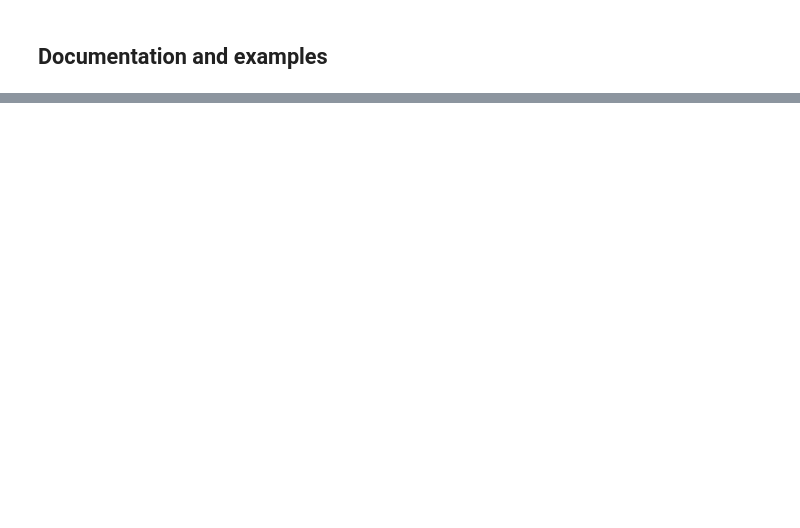
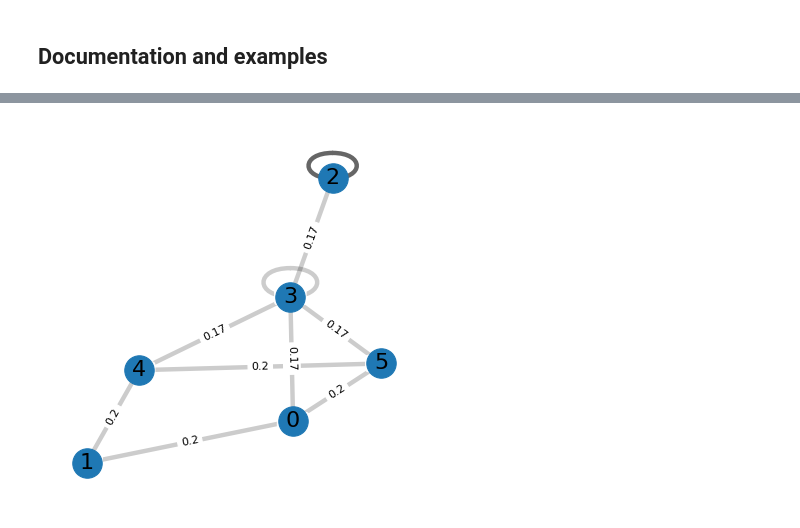
Before and after one commit to alexrogozin12/sirius2022_optimization, a Jupyter notebook: examples/Graph_tools.ipynb, the cells around one changed output, grey strips where cells are left out. Saved outputs shown, nothing was run; the diff lists cells and outputs as text; code cells hidden in the pictures; blank space fills up the shorter version.

Commit message:
add random edge adding

```diff
--- a/examples/Graph_tools.ipynb
+++ b/examples/Graph_tools.ipynb
@@ -60,0 +64,5 @@ make_graph_img(M, fig_size=(5, 5))
+# %%
+M = add_random_edge_to_matrix(M)
+make_graph_img(M, fig_size=(5, 5))
+# %% [output]
+[figure, added]
```
Also changed, not shown: parts of 7 cells of this notebook, 1 other file.
